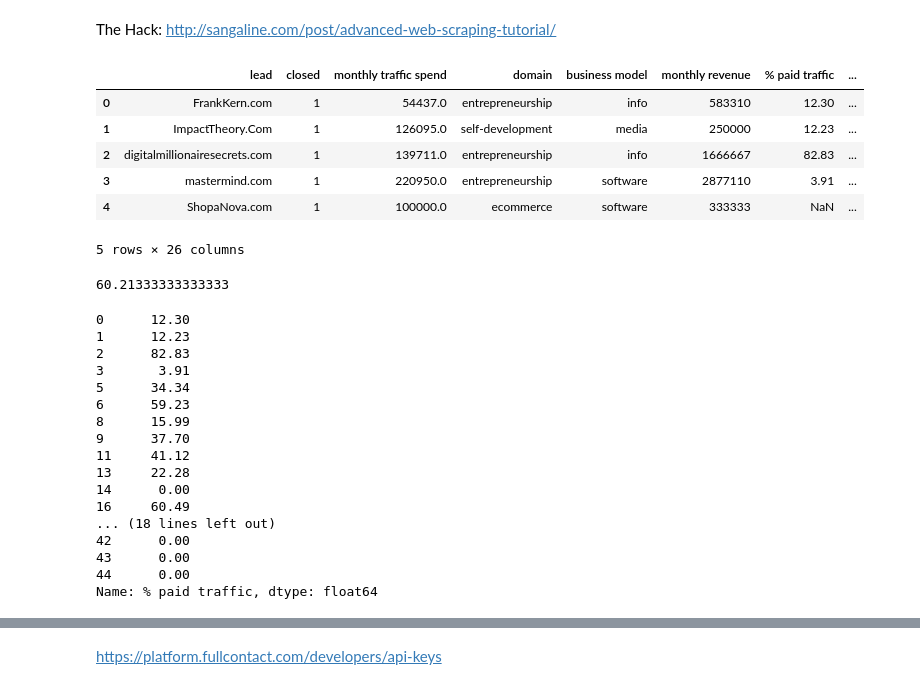
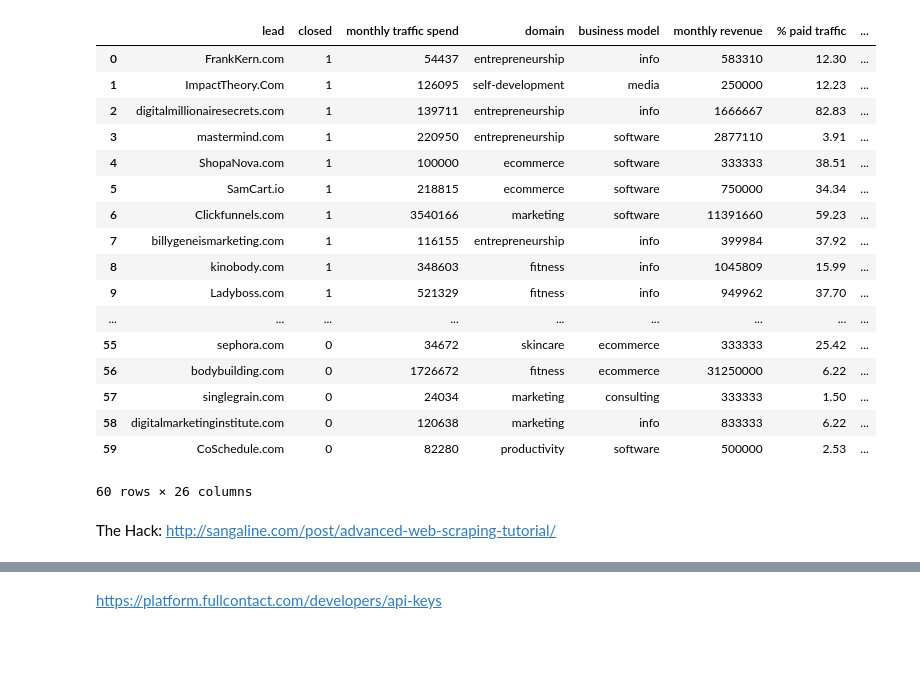
Before and after one commit to spe301/Sales-Scientist, a Jupyter notebook: testingGround.ipynb, the cells around one changed output, grey strips where cells are left out. Cells and saved outputs as stored; diff of their text form; code cells hidden in the pictures; blank space fills up the shorter version.

```diff
--- a/testingGround.ipynb
+++ b/testingGround.ipynb
@@ -4,41 +5,25 @@ from fullcontact import FullContactClient
 
 df = pd.read_csv(r'C:\Users\aacjp\Spencer\datasets\MockHyros.csv')
+# %%
+df
+# %% [output]
+|  | lead | closed | monthly traffic spend | domain | business model | monthly revenue | % paid traffic | ... |
+| 0 | FrankKern.com | 1 | 54437 | entrepreneurship | info | 583310 | 12.30 | ... |
+| 1 | ImpactTheory.Com | 1 | 126095 | self-development | media | 250000 | 12.23 | ... |
+| 2 | digitalmillionairesecrets.com | 1 | 139711 | entrepreneurship | info | 1666667 | 82.83 | ... |
+| 3 | mastermind.com | 1 | 220950 | entrepreneurship | software | 2877110 | 3.91 | ... |
+| 4 | ShopaNova.com | 1 | 100000 | ecommerce | software | 333333 | 38.51 | ... |
+| 5 | SamCart.io | 1 | 218815 | ecommerce | software | 750000 | 34.34 | ... |
+| 6 | Clickfunnels.com | 1 | 3540166 | marketing | software | 11391660 | 59.23 | ... |
+| 7 | billygeneismarketing.com | 1 | 116155 | entrepreneurship | info | 399984 | 37.92 | ... |
+| 8 | kinobody.com | 1 | 348603 | fitness | info | 1045809 | 15.99 | ... |
+| 9 | Ladyboss.com | 1 | 521329 | fitness | info | 949962 | 37.70 | ... |
+| ... | ... | ... | ... | ... | ... | ... | ... | ... |
+| 55 | sephora.com | 0 | 34672 | skincare | ecommerce | 333333 | 25.42 | ... |
+| 56 | bodybuilding.com | 0 | 1726672 | fitness | ecommerce | 31250000 | 6.22 | ... |
+| 57 | singlegrain.com | 0 | 24034 | marketing | consulting | 333333 | 1.50 | ... |
+| 58 | digitalmarketinginstitute.com | 0 | 120638 | marketing | info | 833333 | 6.22 | ... |
+| 59 | CoSchedule.com | 0 | 82280 | productivity | software | 500000 | 2.53 | ... |
+60 rows × 26 columns
 # %% [markdown]
 The Hack: http://sangaline.com/post/advanced-web-scraping-tutorial/
-# %%
-df.head()
-# %% [output]
-|  | lead | closed | monthly traffic spend | domain | business model | monthly revenue | % paid traffic | ... |
-| 0 | FrankKern.com | 1 | 54437.0 | entrepreneurship | info | 583310 | 12.30 | ... |
-| 1 | ImpactTheory.Com | 1 | 126095.0 | self-development | media | 250000 | 12.23 | ... |
-| 2 | digitalmillionairesecrets.com | 1 | 139711.0 | entrepreneurship | info | 1666667 | 82.83 | ... |
-| 3 | mastermind.com | 1 | 220950.0 | entrepreneurship | software | 2877110 | 3.91 | ... |
-| 4 | ShopaNova.com | 1 | 100000.0 | ecommerce | software | 333333 | NaN | ... |
-5 rows × 26 columns
-# %%
-import numpy as np
-sw = df.loc[df['business model'] == 'consulting']
-filler = sw.loc[sw['domain'] == 'marketing']['bounce rate'].dropna()
-np.mean(filler)
-# %% [output]
-60.21333333333333
-# %%
-df['% paid traffic'].dropna()
-# %% [output]
-0      12.30
-1      12.23
-2      82.83
-3       3.91
-5      34.34
-6      59.23
-8      15.99
-9      37.70
-11     41.12
-13     22.28
-14      0.00
-16     60.49
-... (18 lines left out)
-42      0.00
-43      0.00
-44      0.00
-Name: % paid traffic, dtype: float64
```
Also changed, not shown: parts of 2 cells of this notebook, 2 other files.
